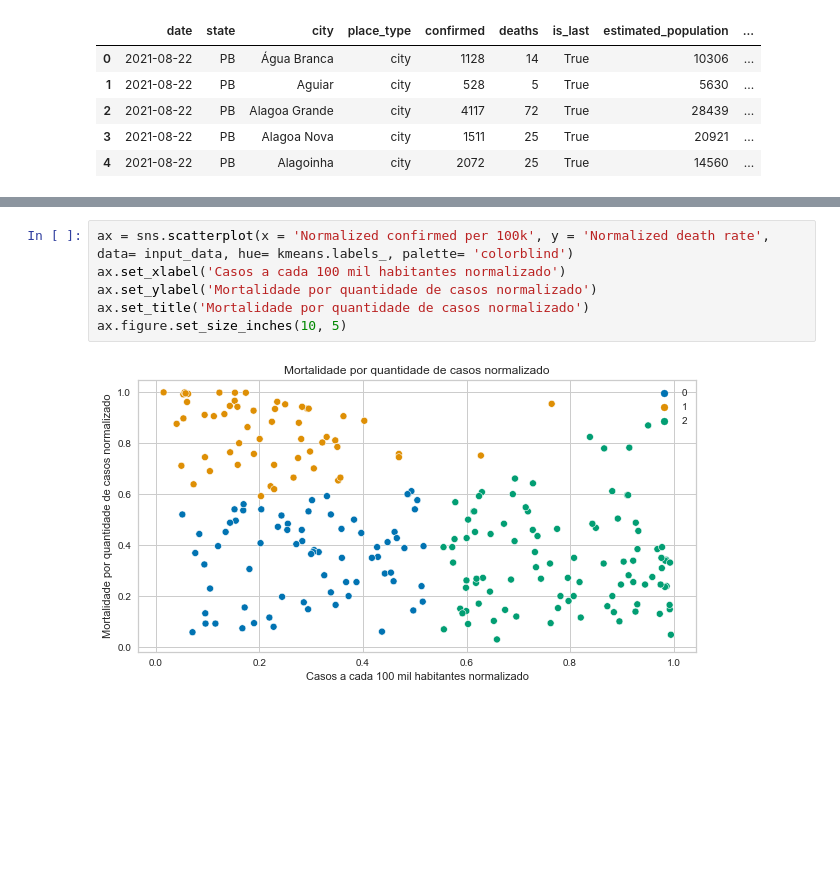
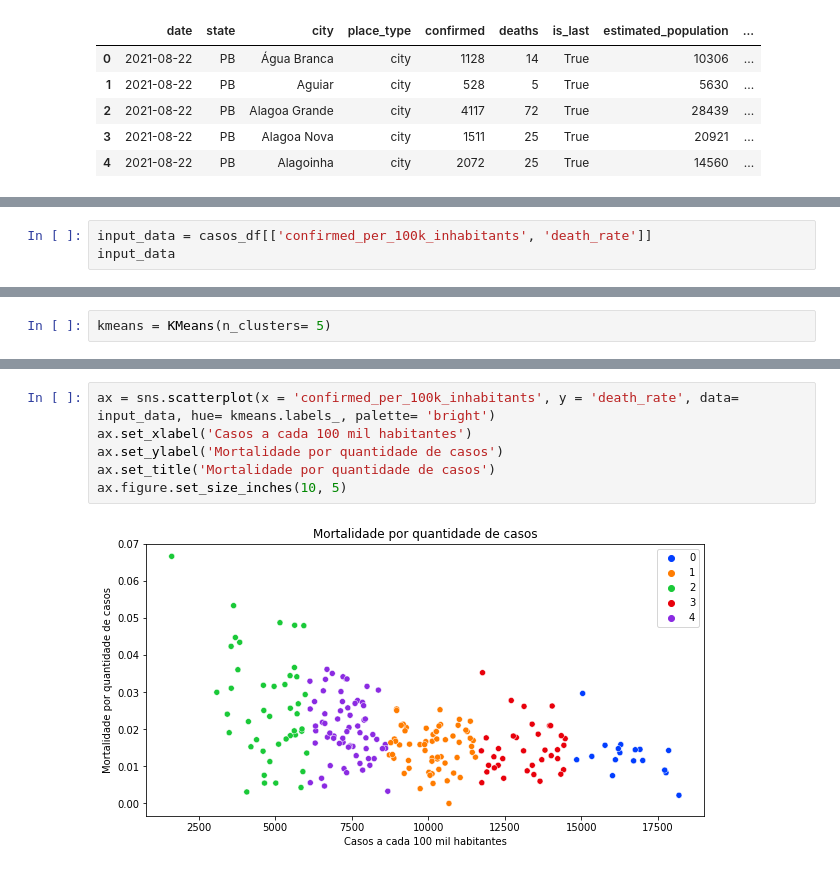
Before and after one commit to maxbarbosa/data-science-final-project, a Jupyter notebook: k_means.ipynb, the cells around one changed output, grey strips where cells are left out. Cells and saved outputs as stored; diff of their text form; blank space fills up the shorter version.

```diff
--- a/k_means.ipynb
+++ b/k_means.ipynb
@@ -78,0 +33,3 @@ kmeans = KMeans(n_clusters= 3)
+# %%
+input_data = casos_df[['confirmed_per_100k_inhabitants', 'death_rate']]
+input_data
@@ -79,3 +50,5 @@ kmeans = KMeans(n_clusters= 3)
+# %%
+kmeans = KMeans(n_clusters= 5)
 # %%
 kmeans.fit(input_data)
 # %% [output]
@@ -87,8 +70,8 @@ kmeans.inertia_
 # %%
-ax = sns.scatterplot(x = 'Normalized confirmed per 100k', y = 'Normalized death rate', data= input_data, hue= kmeans.labels_, palette= 'colorblind')
-ax.set_xlabel('Casos a cada 100 mil habitantes normalizado')
-ax.set_ylabel('Mortalidade por quantidade de casos normalizado')
-ax.set_title('Mortalidade por quantidade de casos normalizado')
+ax = sns.scatterplot(x = 'confirmed_per_100k_inhabitants', y = 'death_rate', data= input_data, hue= kmeans.labels_, palette= 'bright')
+ax.set_xlabel('Casos a cada 100 mil habitantes')
+ax.set_ylabel('Mortalidade por quantidade de casos')
+ax.set_title('Mortalidade por quantidade de casos')
 ax.figure.set_size_inches(10, 5)
 # %% [output]
-[figure, old version]
+[figure, new version]
```
Also changed, not shown: parts of 28 cells of this notebook.
